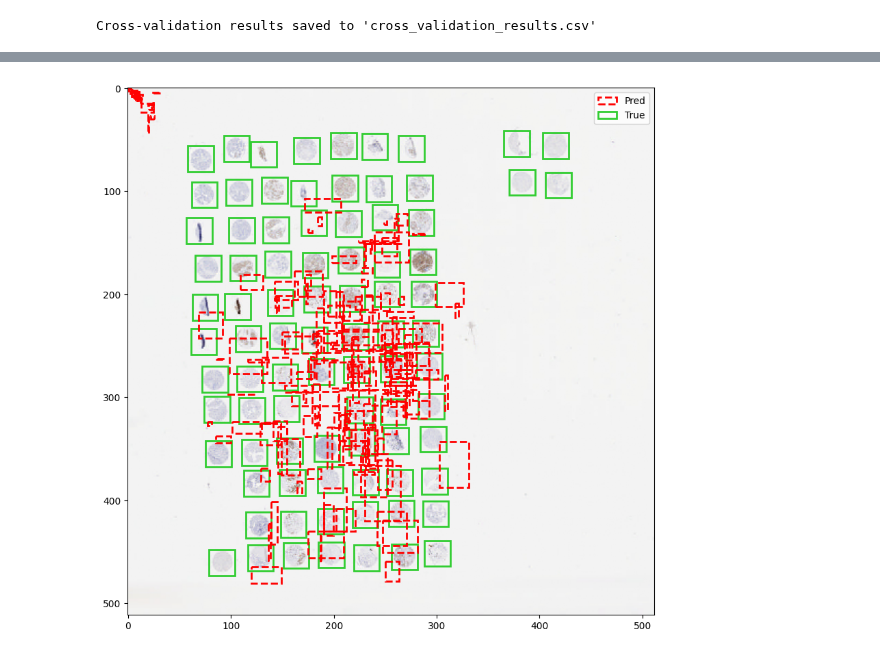
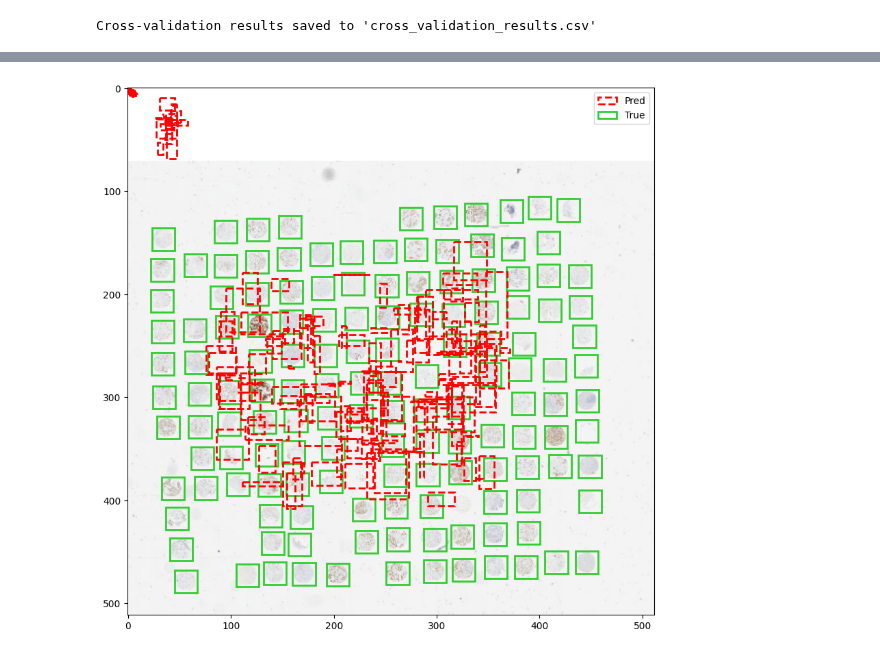
Before and after one commit to aaronge-2020/Microarray-Dearraying, a Jupyter notebook: Mobilenet_10_fold_cv.ipynb, the cells around one changed output, grey strips where cells are left out. Saved outputs shown, nothing was run; the diff lists cells and outputs as text; code cells hidden in the pictures.

Commit message:
10 fold CV

```diff
--- a/Mobilenet_10_fold_cv.ipynb
+++ b/Mobilenet_10_fold_cv.ipynb
@@ -351,7 +351,7 @@ def plot_image_with_boxes(image, true_boxes, pred_boxes, figsize=(10, 10)):
     plt.show()
 # %%
 # Example usage
-fold_n = 5  # Specify the fold number
+fold_n = 9  # Specify the fold number
 model = load_model_for_fold(fold_n)
 
 # Assuming 'kf' is your KFold object and 'images', 'boxes' are your full datasets
@@ -372 +372 @@ plot_image_with_boxes(selected_image, selected_true_boxes[0], pred_boxes[0])
-[figure, old version]
+[figure, new version]
```
Also changed, not shown: parts of 2 cells of this notebook, 1 other file.
